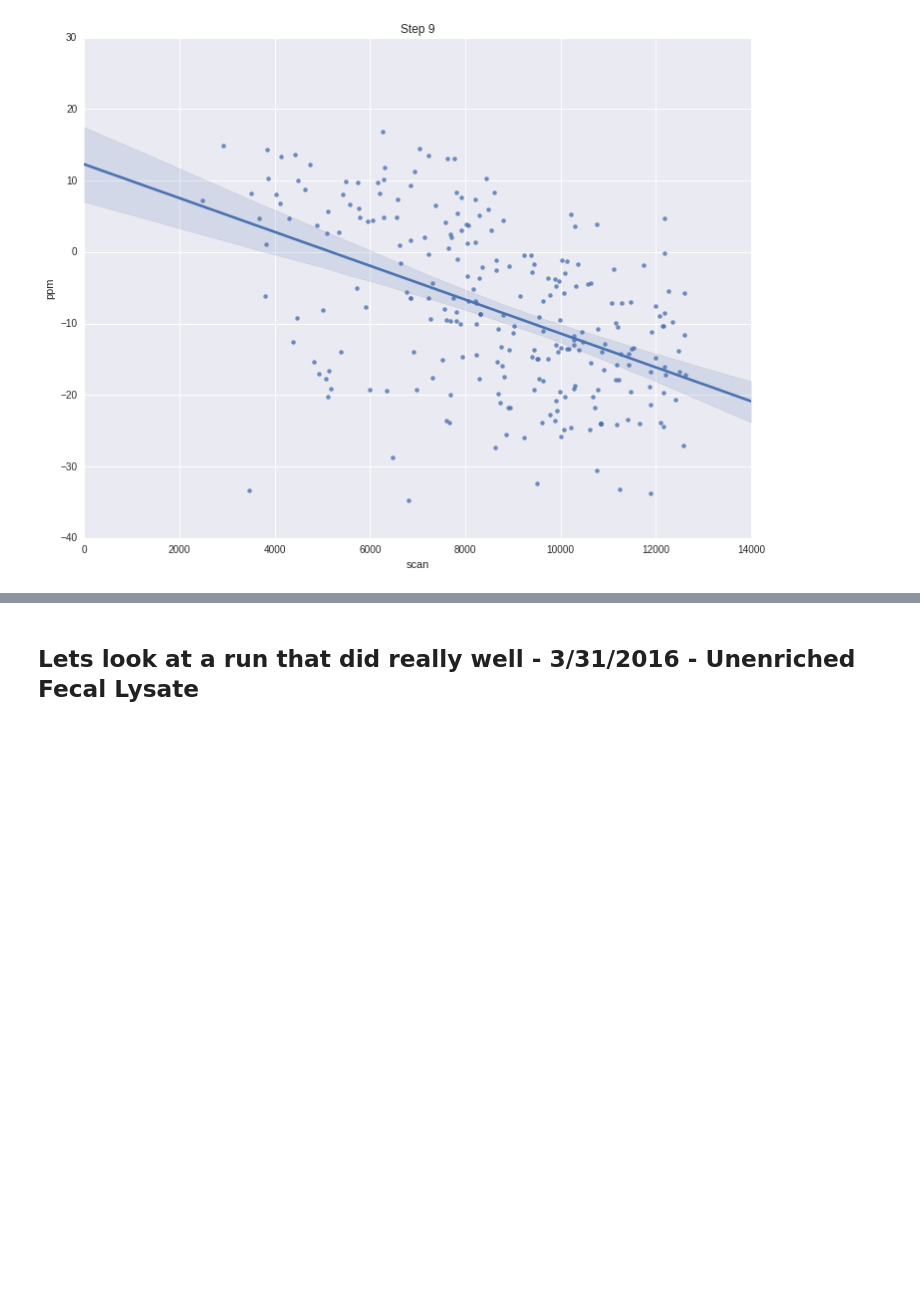
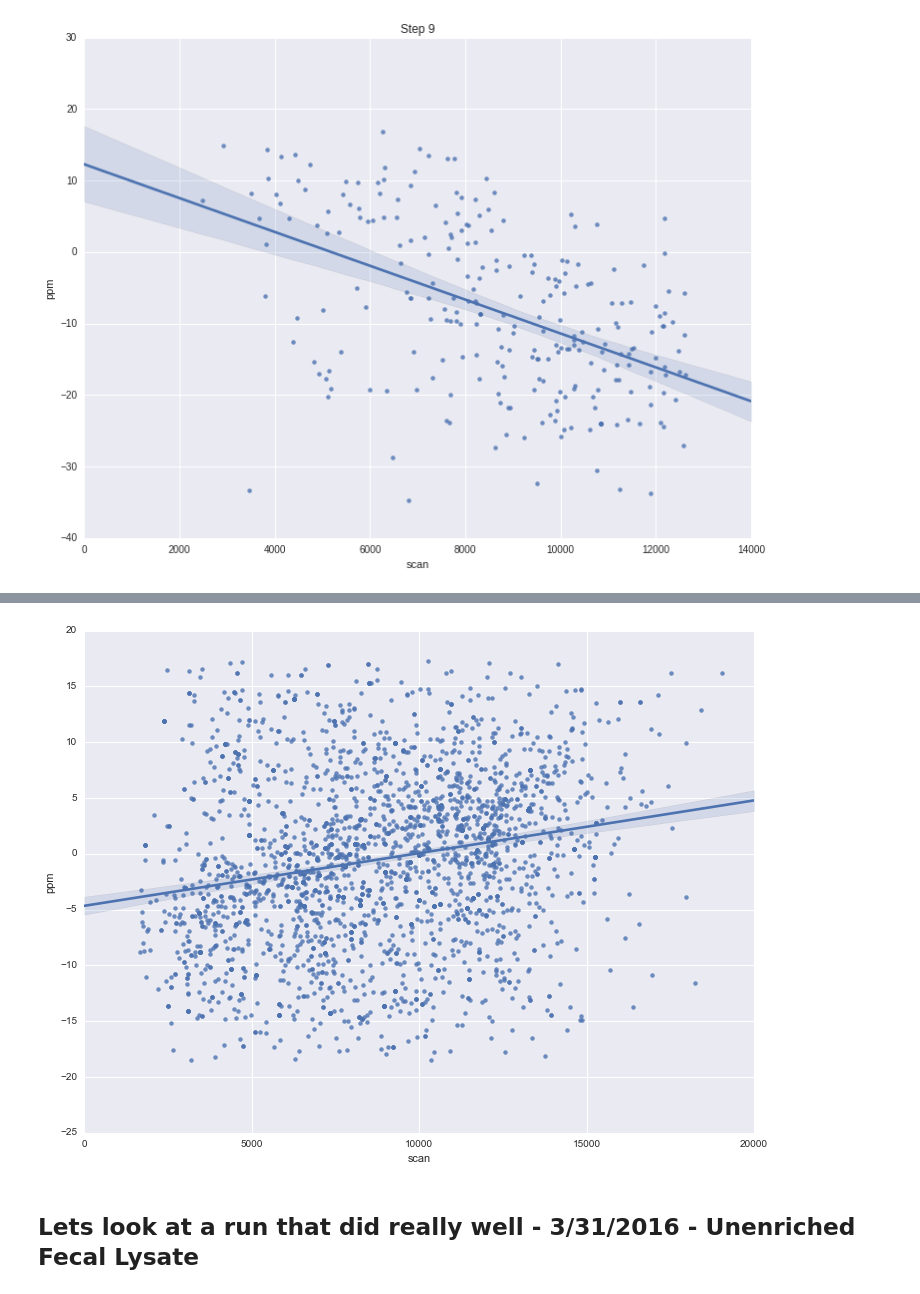
Before and after one commit to mmayers12/n15_mice, a Jupyter notebook: ipynbs/Mass-drift-problem.ipynb, the cells around one changed output, grey strips where cells are left out. Saved outputs shown, nothing was run; the diff lists cells and outputs as text; code cells hidden in the pictures; blank space fills up the shorter version.

```diff
--- a/ipynbs/Mass-drift-problem.ipynb
+++ b/ipynbs/Mass-drift-problem.ipynb
@@ -135,3 +169,11 @@ plt.title('Step 9');
+# %%
+# remove outliers
+dat1 = dat[~((dat.ppm-dat.ppm.mean()).abs()>2*dat.ppm.std())]
+fig, ax = plt.subplots(figsize = (12, 9))
+
+sns.regplot(dat1.scan, dat1.ppm);
+# %% [output]
+[figure, added]
 # %% [markdown]
 ## Lets look at a run that did really well - 3/31/2016 - Unenriched Fecal Lysate
 # %%
```
Also changed, not shown: parts of 9 cells of this notebook.
